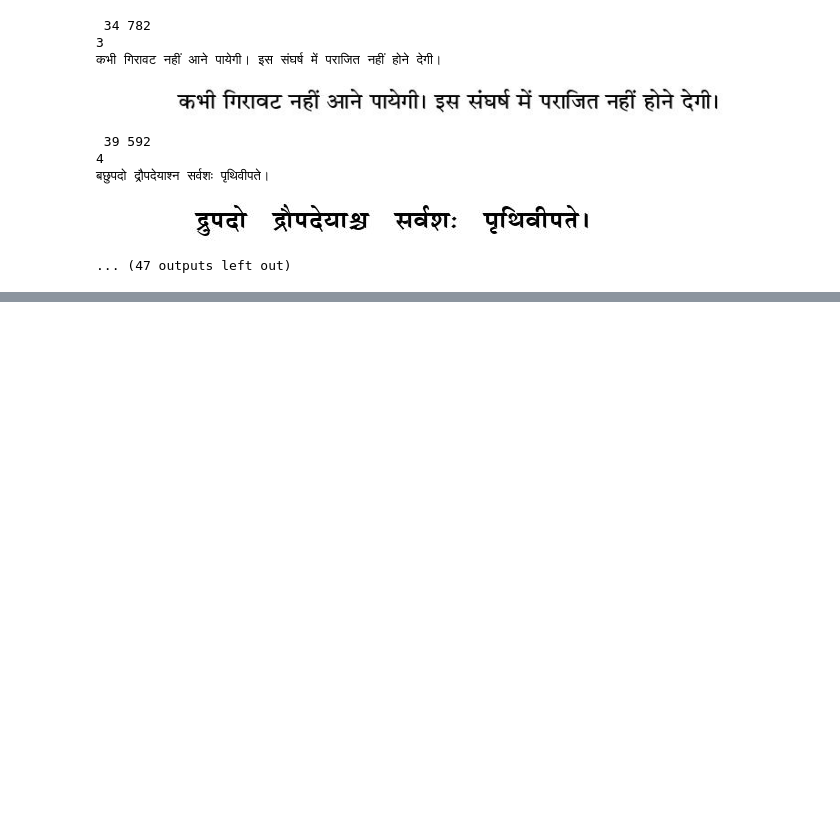
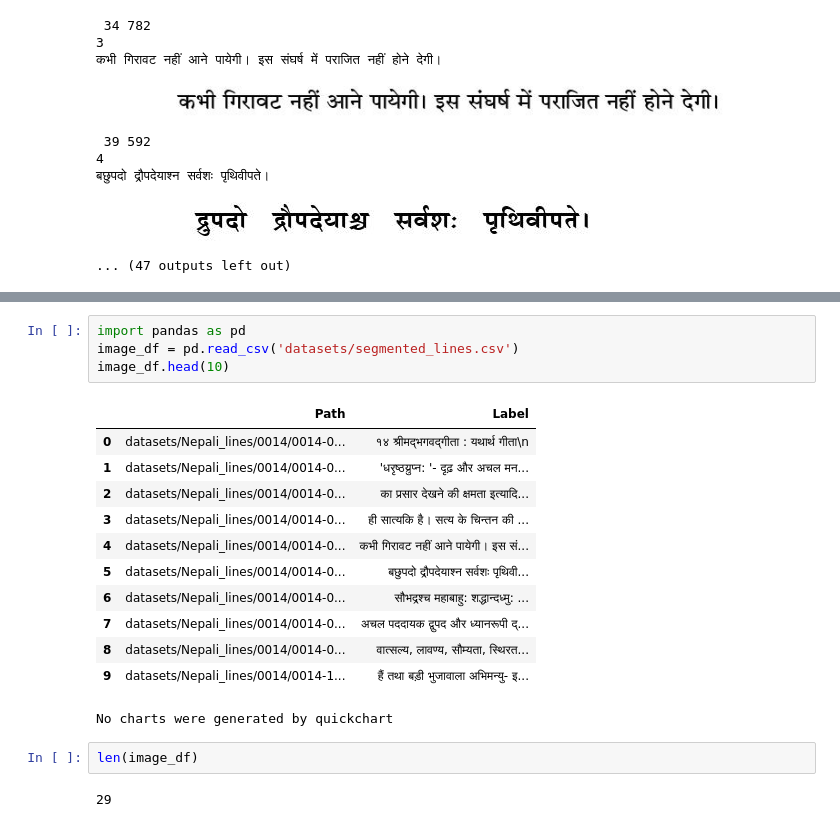
Before and after one commit to AnisH1427/Multilingual-OCR-FYP, a Jupyter notebook: Nepali_Model.ipynb, the cells around one changed output, grey strips where cells are left out. Cells and saved outputs as stored; diff of their text form; blank space fills up the shorter version.

```diff
--- a/Nepali_Model.ipynb
+++ b/Nepali_Model.ipynb
@@ -258,0 +267,21 @@ if __name__ == "__main__":
+# %%
+import pandas as pd
+image_df = pd.read_csv('datasets/segmented_lines.csv')
+image_df.head(10)
+# %% [output]
+|  | Path | Label |
+| 0 | datasets/Nepali_lines/0014/0014-0... | १४ श्रीमद्भगवद्गीता : यथार्थ गीता\n |
+| 1 | datasets/Nepali_lines/0014/0014-0... | 'धरृष्ठय्रुप्न: '- दृढ़ और अचल मन... |
+| 2 | datasets/Nepali_lines/0014/0014-0... | का प्रसार देखने की क्षमता इत्यादि... |
+| 3 | datasets/Nepali_lines/0014/0014-0... | ही सात्यकि है। सत्य के चिन्तन की ... |
+| 4 | datasets/Nepali_lines/0014/0014-0... | कभी गिरावट नहीं आने पायेगी। इस सं... |
+| 5 | datasets/Nepali_lines/0014/0014-0... | बछुपदो द्रौपदेयाश्न सर्वशः पृथिवी... |
+| 6 | datasets/Nepali_lines/0014/0014-0... | सौभद्रश्च महाबाहु: शद्धान्दध्मु: ... |
+| 7 | datasets/Nepali_lines/0014/0014-0... | अचल पददायक द्वुपद और ध्यानरूपी द्... |
+| 8 | datasets/Nepali_lines/0014/0014-0... | वात्सल्य, लावण्य, सौम्यता, स्थिरत... |
+| 9 | datasets/Nepali_lines/0014/0014-1... | हैं तथा बड़ी भुजावाला अभिमन्यु- इ... |
+No charts were generated by quickchart
+# %%
+len(image_df)
+# %% [output]
+29
```
Also changed, not shown: parts of 4 cells of this notebook.
